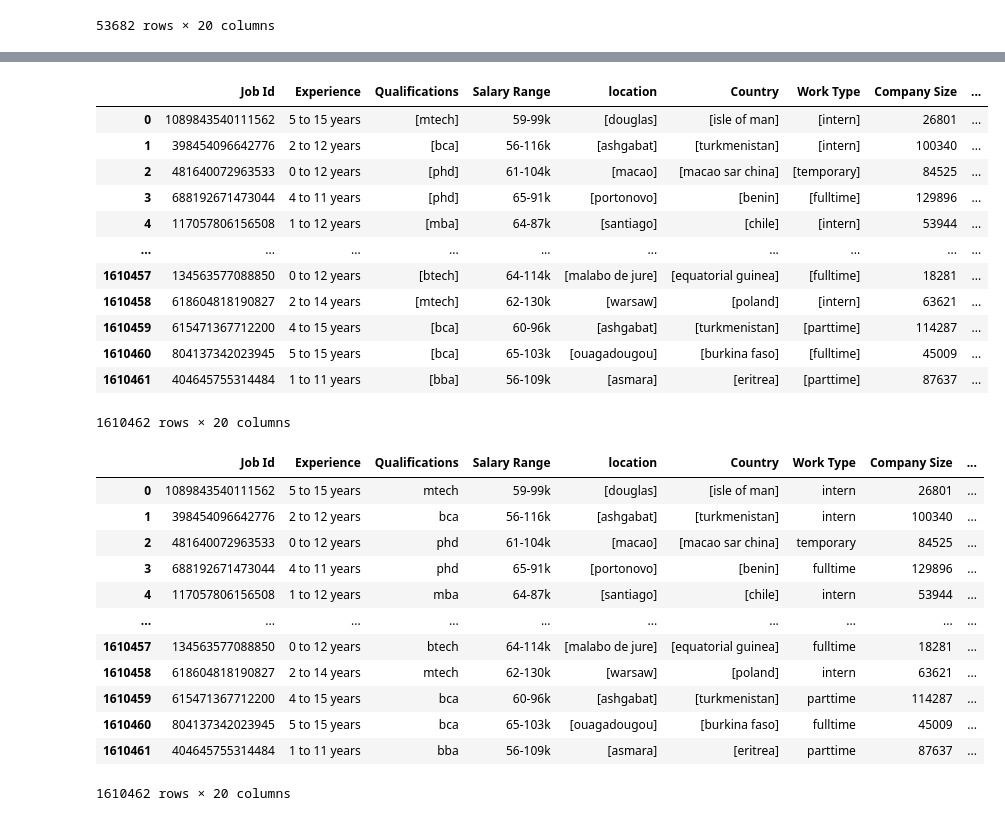
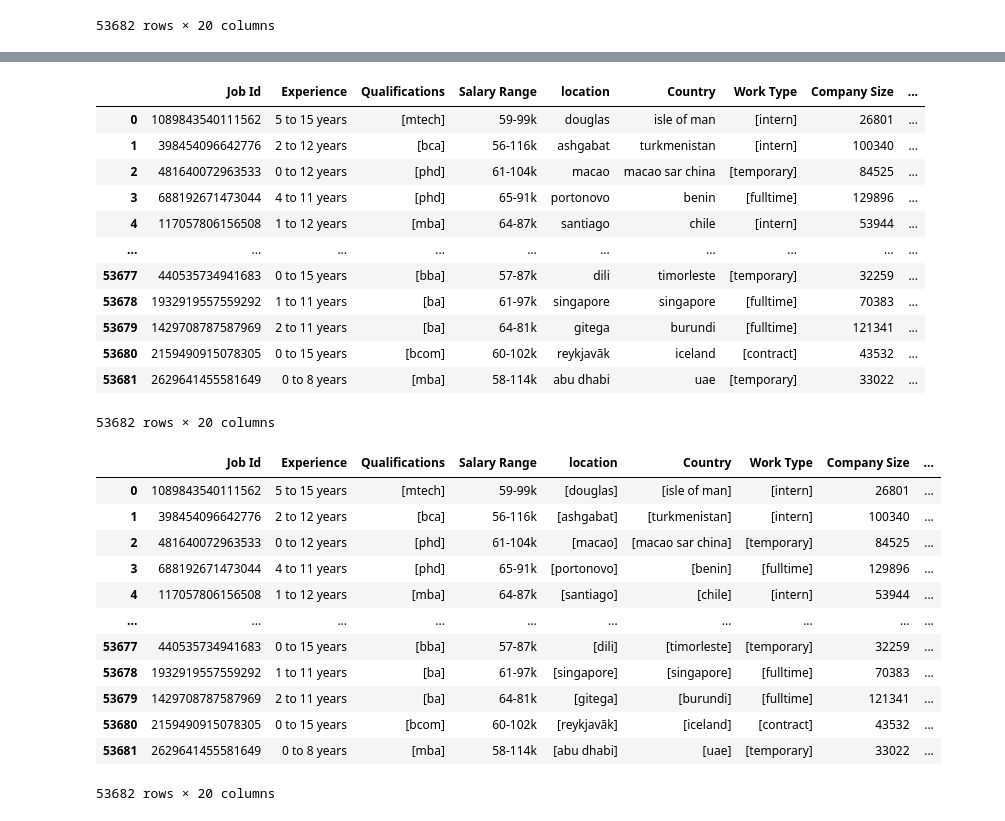
Before and after one commit to Desmo-nd/Job-Matching-ML, a Jupyter notebook: ML/portal.ipynb, the cells around one changed output, grey strips where cells are left out. Drawn from its saved outputs; the diff is of its cells as text; code cells hidden in the pictures.

Commit message:
Tokenized Csv

```diff
--- a/ML/portal.ipynb
+++ b/ML/portal.ipynb
@@ -171,3 +171,7 @@ display(Working_part)
 53682 rows × 20 columns
 # %%
 Working_part.to_csv('working_dataset.csv', index=False)
+# %%
+import pandas as pd
+tokenizing_frame = pd.read_csv('working_dataset.csv')
+display(tokenizing_frame)
@@ -174,50 +192,50 @@ Working_part.to_csv('working_dataset.csv', index=False)
 # %%
 from nltk.tokenize import word_tokenize
 
 
-cleaned_dataset['Qualifications'] = cleaned_dataset['Qualifications'].apply(lambda x: word_tokenize(str(x)))
-cleaned_dataset['Work Type'] = cleaned_dataset['Work Type'].apply(lambda x: word_tokenize(str(x)))
-cleaned_dataset['Preference'] = cleaned_dataset['Preference'].apply(lambda x: word_tokenize(str(x)))
-cleaned_dataset['Job Portal'] = cleaned_dataset['Job Portal'].apply(lambda x: word_tokenize(str(x)))
+tokenizing_frame['Qualifications'] = tokenizing_frame['Qualifications'].apply(lambda x: word_tokenize(str(x)))
+tokenizing_frame['Work Type'] = tokenizing_frame['Work Type'].apply(lambda x: word_tokenize(str(x)))
+tokenizing_frame['Preference'] = tokenizing_frame['Preference'].apply(lambda x: word_tokenize(str(x)))
+tokenizing_frame['Job Portal'] = tokenizing_frame['Job Portal'].apply(lambda x: word_tokenize(str(x)))
 
-display(cleaned_dataset)
+display(tokenizing_frame)
 # %% [output]
 |  | Job Id | Experience | Qualifications | Salary Range | location | Country | Work Type | Company Size | ... |
-| 0 | 1089843540111562 | 5 to 15 years | [mtech] | 59-99k | [douglas] | [isle of man] | [intern] | 26801 | ... |
-| 1 | 398454096642776 | 2 to 12 years | [bca] | 56-116k | [ashgabat] | [turkmenistan] | [intern] | 100340 | ... |
-| 2 | 481640072963533 | 0 to 12 years | [phd] | 61-104k | [macao] | [macao sar china] | [temporary] | 84525 | ... |
-| 3 | 688192671473044 | 4 to 11 years | [phd] | 65-91k | [portonovo] | [benin] | [fulltime] | 129896 | ... |
-| 4 | 117057806156508 | 1 to 12 years | [mba] | 64-87k | [santiago] | [chile] | [intern] | 53944 | ... |
+| 0 | 1089843540111562 | 5 to 15 years | [mtech] | 59-99k | douglas | isle of man | [intern] | 26801 | ... |
+| 1 | 398454096642776 | 2 to 12 years | [bca] | 56-116k | ashgabat | turkmenistan | [intern] | 100340 | ... |
+| 2 | 481640072963533 | 0 to 12 years | [phd] | 61-104k | macao | macao sar china | [temporary] | 84525 | ... |
+| 3 | 688192671473044 | 4 to 11 years | [phd] | 65-91k | portonovo | benin | [fulltime] | 129896 | ... |
+| 4 | 117057806156508 | 1 to 12 years | [mba] | 64-87k | santiago | chile | [intern] | 53944 | ... |
 | ... | ... | ... | ... | ... | ... | ... | ... | ... | ... |
-| 1610457 | 134563577088850 | 0 to 12 years | [btech] | 64-114k | [malabo de jure] | [equatorial guinea] | [fulltime] | 18281 | ... |
-| 1610458 | 618604818190827 | 2 to 14 years | [mtech] | 62-130k | [warsaw] | [poland] | [intern] | 63621 | ... |
-| 1610459 | 615471367712200 | 4 to 15 years | [bca] | 60-96k | [ashgabat] | [turkmenistan] | [parttime] | 114287 | ... |
-| 1610460 | 804137342023945 | 5 to 15 years | [bca] | 65-103k | [ouagadougou] | [burkina faso] | [fulltime] | 45009 | ... |
-| 1610461 | 404645755314484 | 1 to 11 years | [bba] | 56-109k | [asmara] | [eritrea] | [parttime] | 87637 | ... |
+| 53677 | 440535734941683 | 0 to 15 years | [bba] | 57-87k | dili | timorleste | [temporary] | 32259 | ... |
+| 53678 | 1932919557559292 | 1 to 11 years | [ba] | 61-97k | singapore | singapore | [fulltime] | 70383 | ... |
+| 53679 | 1429708787587969 | 2 to 11 years | [ba] | 64-81k | gitega | burundi | [fulltime] | 121341 | ... |
+| 53680 | 2159490915078305 | 0 to 15 years | [bcom] | 60-102k | reykjavã­k | iceland | [contract] | 43532 | ... |
+| 53681 | 2629641455581649 | 0 to 8 years | [mba] | 58-114k | abu dhabi | uae | [temporary] | 33022 | ... |
-1610462 rows × 20 columns
+53682 rows × 20 columns
 # %%
 from nltk.tokenize import sent_tokenize
 
-cleaned_dataset['location'] = cleaned_dataset['location'].apply(lambda x: sent_tokenize(x))
-cleaned_dataset['Country'] = cleaned_dataset['Country'].apply(lambda x: sent_tokenize(x))
-cleaned_dataset['Company'] = cleaned_dataset['Company'].apply(lambda x: sent_tokenize(x))
-cleaned_dataset['Role'] = cleaned_dataset['Role'].apply(lambda x: sent_tokenize(x))
-cleaned_dataset['Job Title'] = cleaned_dataset['Job Title'].apply(lambda x: sent_tokenize(x))
-cleaned_dataset['Job Description'] = cleaned_dataset['Job Description'].apply(lambda x: sent_tokenize(x))
+tokenizing_frame['location'] = tokenizing_frame['location'].apply(lambda x: sent_tokenize(x))
+tokenizing_frame['Country'] = tokenizing_frame['Country'].apply(lambda x: sent_tokenize(x))
+tokenizing_frame['Company'] = tokenizing_frame['Company'].apply(lambda x: sent_tokenize(x))
+tokenizing_frame['Role'] = tokenizing_frame['Role'].apply(lambda x: sent_tokenize(x))
+tokenizing_frame['Job Title'] = tokenizing_frame['Job Title'].apply(lambda x: sent_tokenize(x))
+tokenizing_frame['Job Description'] = tokenizing_frame['Job Description'].apply(lambda x: sent_tokenize(x))
 
 
-display(cleaned_dataset)
+display(tokenizing_frame)
 # %% [output]
 |  | Job Id | Experience | Qualifications | Salary Range | location | Country | Work Type | Company Size | ... |
-| 0 | 1089843540111562 | 5 to 15 years | mtech | 59-99k | [douglas] | [isle of man] | intern | 26801 | ... |
-| 1 | 398454096642776 | 2 to 12 years | bca | 56-116k | [ashgabat] | [turkmenistan] | intern | 100340 | ... |
-| 2 | 481640072963533 | 0 to 12 years | phd | 61-104k | [macao] | [macao sar china] | temporary | 84525 | ... |
-| 3 | 688192671473044 | 4 to 11 years | phd | 65-91k | [portonovo] | [benin] | fulltime | 129896 | ... |
-| 4 | 117057806156508 | 1 to 12 years | mba | 64-87k | [santiago] | [chile] | intern | 53944 | ... |
+| 0 | 1089843540111562 | 5 to 15 years | [mtech] | 59-99k | [douglas] | [isle of man] | [intern] | 26801 | ... |
+| 1 | 398454096642776 | 2 to 12 years | [bca] | 56-116k | [ashgabat] | [turkmenistan] | [intern] | 100340 | ... |
+| 2 | 481640072963533 | 0 to 12 years | [phd] | 61-104k | [macao] | [macao sar china] | [temporary] | 84525 | ... |
+| 3 | 688192671473044 | 4 to 11 years | [phd] | 65-91k | [portonovo] | [benin] | [fulltime] | 129896 | ... |
+| 4 | 117057806156508 | 1 to 12 years | [mba] | 64-87k | [santiago] | [chile] | [intern] | 53944 | ... |
 | ... | ... | ... | ... | ... | ... | ... | ... | ... | ... |
-| 1610457 | 134563577088850 | 0 to 12 years | btech | 64-114k | [malabo de jure] | [equatorial guinea] | fulltime | 18281 | ... |
-| 1610458 | 618604818190827 | 2 to 14 years | mtech | 62-130k | [warsaw] | [poland] | intern | 63621 | ... |
-| 1610459 | 615471367712200 | 4 to 15 years | bca | 60-96k | [ashgabat] | [turkmenistan] | parttime | 114287 | ... |
-| 1610460 | 804137342023945 | 5 to 15 years | bca | 65-103k | [ouagadougou] | [burkina faso] | fulltime | 45009 | ... |
-| 1610461 | 404645755314484 | 1 to 11 years | bba | 56-109k | [asmara] | [eritrea] | parttime | 87637 | ... |
+| 53677 | 440535734941683 | 0 to 15 years | [bba] | 57-87k | [dili] | [timorleste] | [temporary] | 32259 | ... |
+| 53678 | 1932919557559292 | 1 to 11 years | [ba] | 61-97k | [singapore] | [singapore] | [fulltime] | 70383 | ... |
+| 53679 | 1429708787587969 | 2 to 11 years | [ba] | 64-81k | [gitega] | [burundi] | [fulltime] | 121341 | ... |
+| 53680 | 2159490915078305 | 0 to 15 years | [bcom] | 60-102k | [reykjavã­k] | [iceland] | [contract] | 43532 | ... |
+| 53681 | 2629641455581649 | 0 to 8 years | [mba] | 58-114k | [abu dhabi] | [uae] | [temporary] | 33022 | ... |
-1610462 rows × 20 columns
+53682 rows × 20 columns
```
Also changed, not shown: parts of 4 cells of this notebook.
